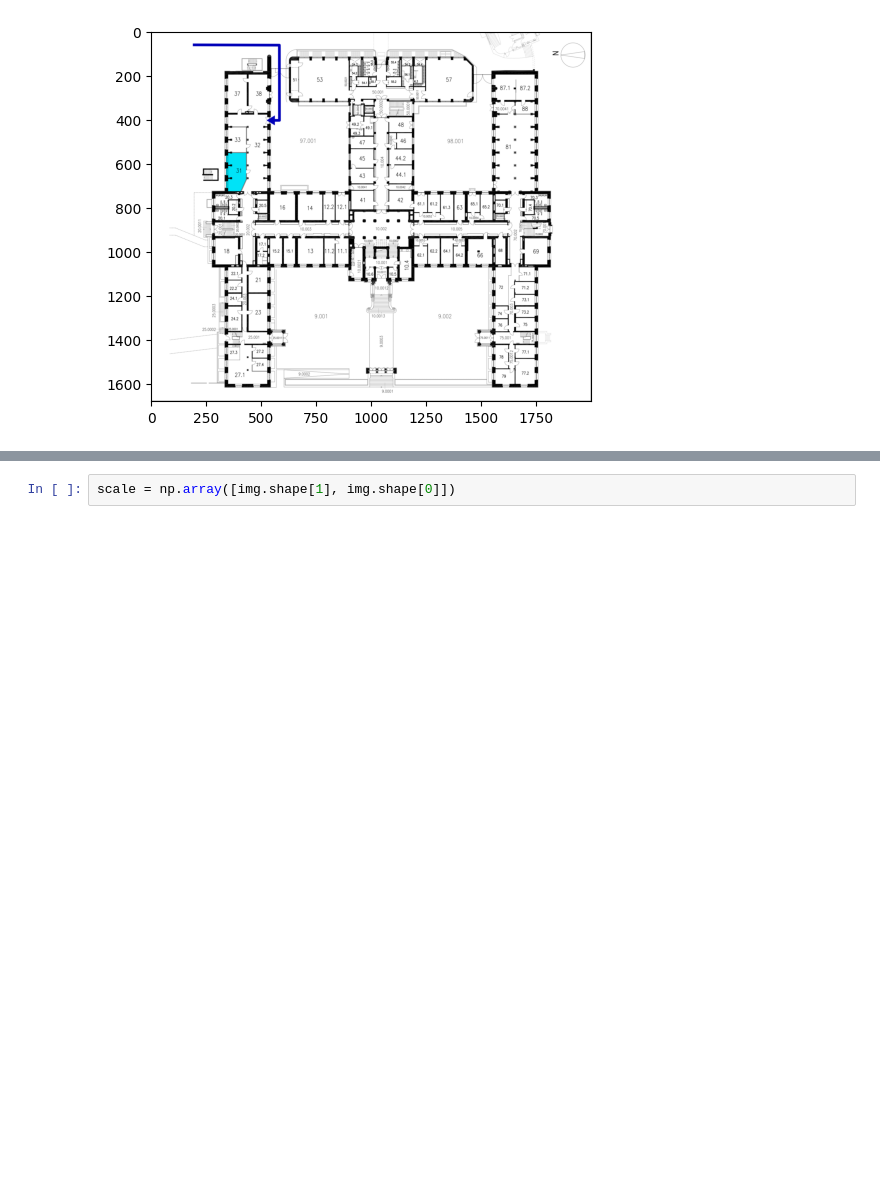
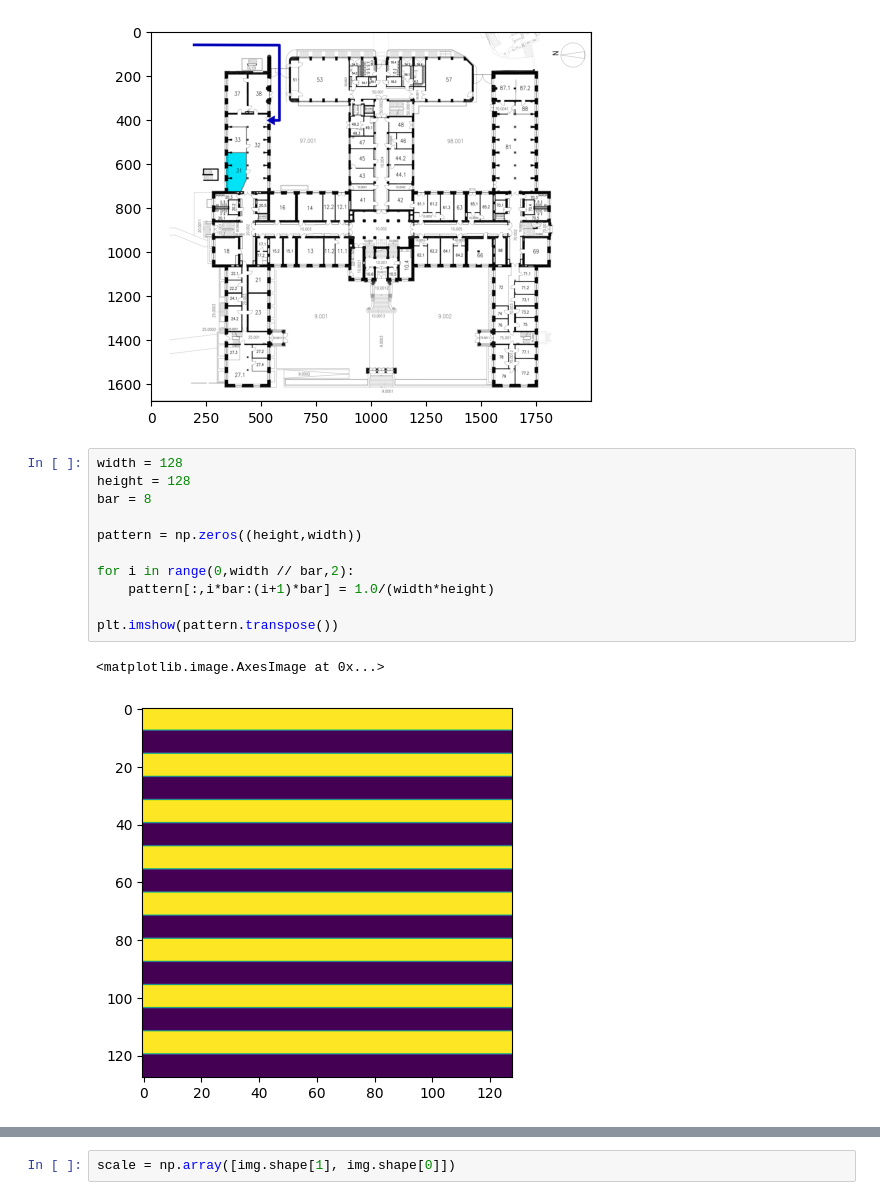
Before and after one commit to CompilerLuke/eth_localization_server, a Jupyter notebook: floor_plan_segmentation/notebooks/floor_segmentation.ipynb, the cells around one changed output, grey strips where cells are left out. Saved outputs shown, nothing was run; the diff lists cells and outputs as text; blank space fills up the shorter version.

```diff
--- a/floor_plan_segmentation/notebooks/floor_segmentation.ipynb
+++ b/floor_plan_segmentation/notebooks/floor_segmentation.ipynb
@@ -11,3 +11,17 @@ plt.imshow(img)
 # %% [output]
 <matplotlib.image.AxesImage at 0x...>
 [figure]
+# %%
+width = 128
+height = 128
+bar = 8
+
+pattern = np.zeros((height,width))
+
+for i in range(0,width // bar,2):
+    pattern[:,i*bar:(i+1)*bar] = 1.0/(width*height)
+
+plt.imshow(pattern.transpose())
+# %% [output]
+<matplotlib.image.AxesImage at 0x...>
+[figure, added]
```
Also changed, not shown: parts of 2 cells of this notebook, 16 other files.
